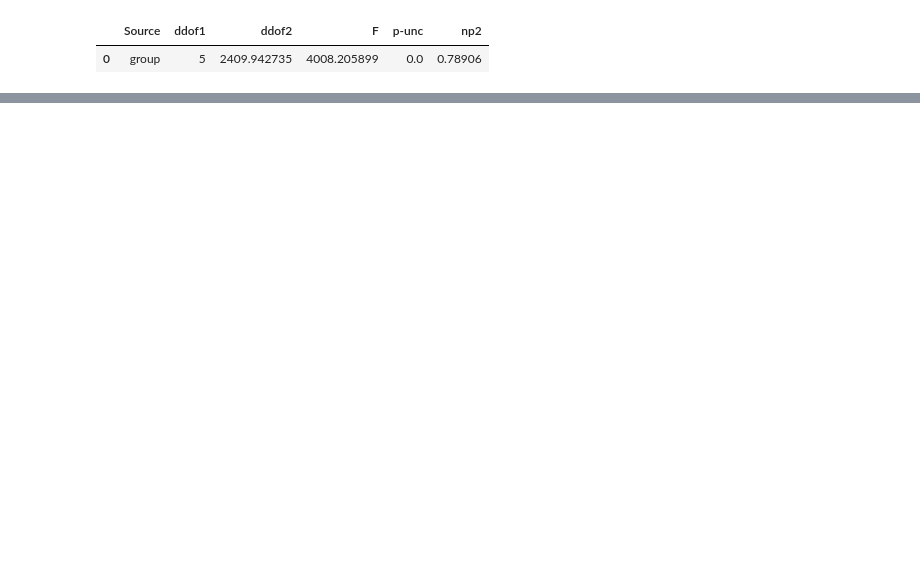
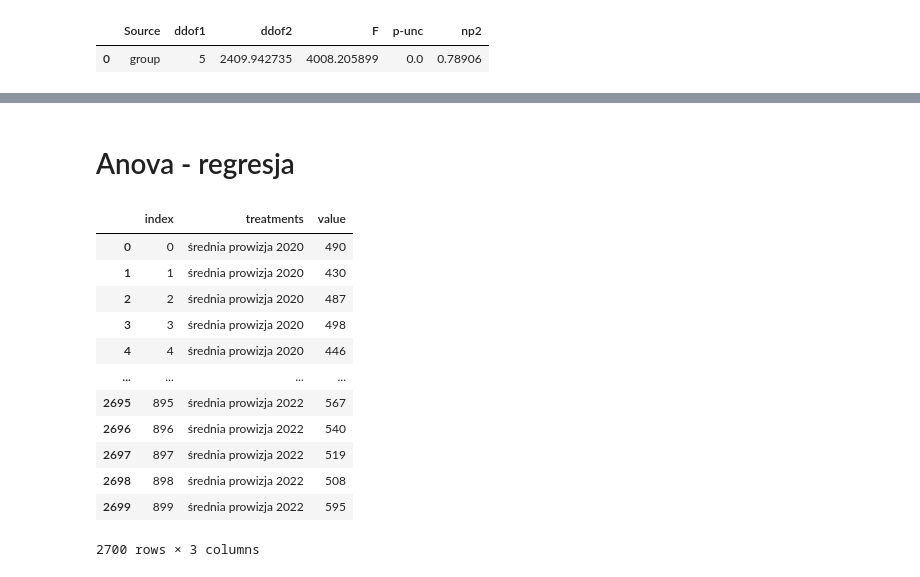
Before and after one commit to eSqadron/statystyka_wielowymiarowa, a Jupyter notebook: Lab4_zadanie.ipynb, the cells around one changed output, grey strips where cells are left out. Cells and saved outputs as stored; diff of their text form; code cells hidden in the pictures; blank space fills up the shorter version.

```diff
--- a/Lab4_zadanie.ipynb
+++ b/Lab4_zadanie.ipynb
@@ -436,0 +487,22 @@ pg.welch_anova(dv='score', between='group', data=df1)
+# %% [markdown]
+# Anova - regresja
+# %%
+lista_nazw_kolumn = ["średnia prowizja 2020", "średnia prowizja 2021", "średnia prowizja 2022"]
+# %%
+df1 = pd.melt(df.reset_index(), id_vars=['index'], value_vars=lista_nazw_kolumn)
+df1.columns = ['index', 'treatments', 'value']
+df1
+# %% [output]
+|  | index | treatments | value |
+| 0 | 0 | średnia prowizja 2020 | 490 |
+| 1 | 1 | średnia prowizja 2020 | 430 |
+| 2 | 2 | średnia prowizja 2020 | 487 |
+| 3 | 3 | średnia prowizja 2020 | 498 |
+| 4 | 4 | średnia prowizja 2020 | 446 |
+| ... | ... | ... | ... |
+| 2695 | 895 | średnia prowizja 2022 | 567 |
+| 2696 | 896 | średnia prowizja 2022 | 540 |
+| 2697 | 897 | średnia prowizja 2022 | 519 |
+| 2698 | 898 | średnia prowizja 2022 | 508 |
+| 2699 | 899 | średnia prowizja 2022 | 595 |
+2700 rows × 3 columns
```
Also changed, not shown: parts of 21 cells of this notebook.
